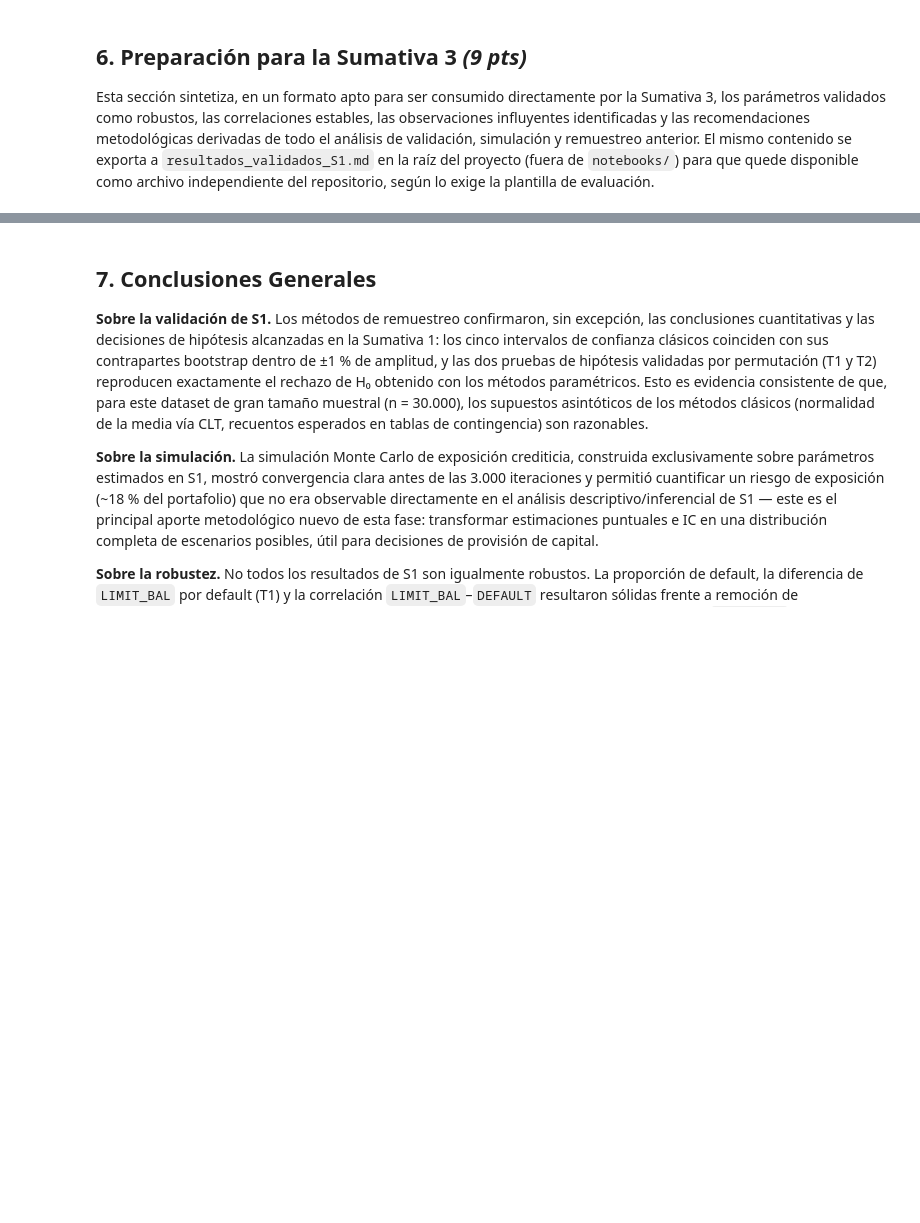
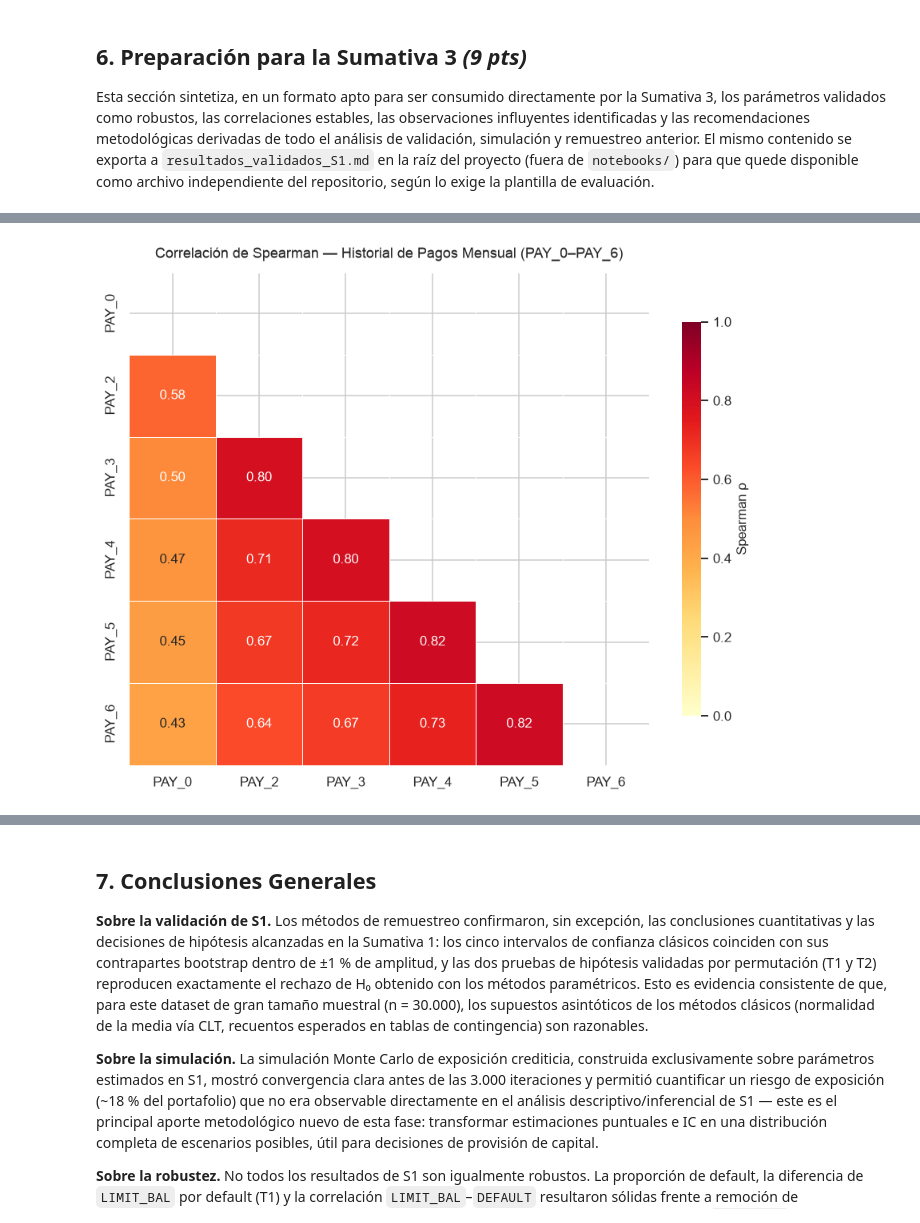
Before and after one commit to robertomoncada-blip/Magister_ciencia_datos, a Jupyter notebook: MCDI501/S2/notebooks/F2_semana2.ipynb, the cells around one changed output, grey strips where cells are left out. Cells and saved outputs as stored; diff of their text form; code cells hidden in the pictures; blank space fills up the shorter version.

```diff
--- a/MCDI501/S2/notebooks/F2_semana2.ipynb
+++ b/MCDI501/S2/notebooks/F2_semana2.ipynb
@@ -813,0 +862,16 @@ Esta sección sintetiza, en un formato apto para ser consumido directamente por
+# %%
+# 6.1.2 Correlación de Spearman entre las seis variables de historial de pagos (multicolinealidad)
+pay_cols = ['PAY_0', 'PAY_2', 'PAY_3', 'PAY_4', 'PAY_5', 'PAY_6']
+corr_pay = df[pay_cols].astype(int).corr(method='spearman')
+
+mask_pay = np.triu(np.ones_like(corr_pay, dtype=bool))
+fig, ax = plt.subplots(figsize=(8, 6.5))
+sns.heatmap(corr_pay, mask=mask_pay, annot=True, fmt='.2f', cmap='YlOrRd',
+            vmin=0, vmax=1, linewidths=0.5, ax=ax,
+            cbar_kws={'shrink': 0.8, 'label': 'Spearman ρ'})
+ax.set_title('Correlación de Spearman — Historial de Pagos Mensual (PAY_0–PAY_6)', fontsize=12, pad=12)
+plt.tight_layout()
+plt.savefig('../figures/fig_pay_correlacion_spearman.png', bbox_inches='tight', dpi=110)
+plt.show()
+# %% [output]
+[figure, added]
```
Also changed, not shown: parts of 17 cells of this notebook, 1 other file.
